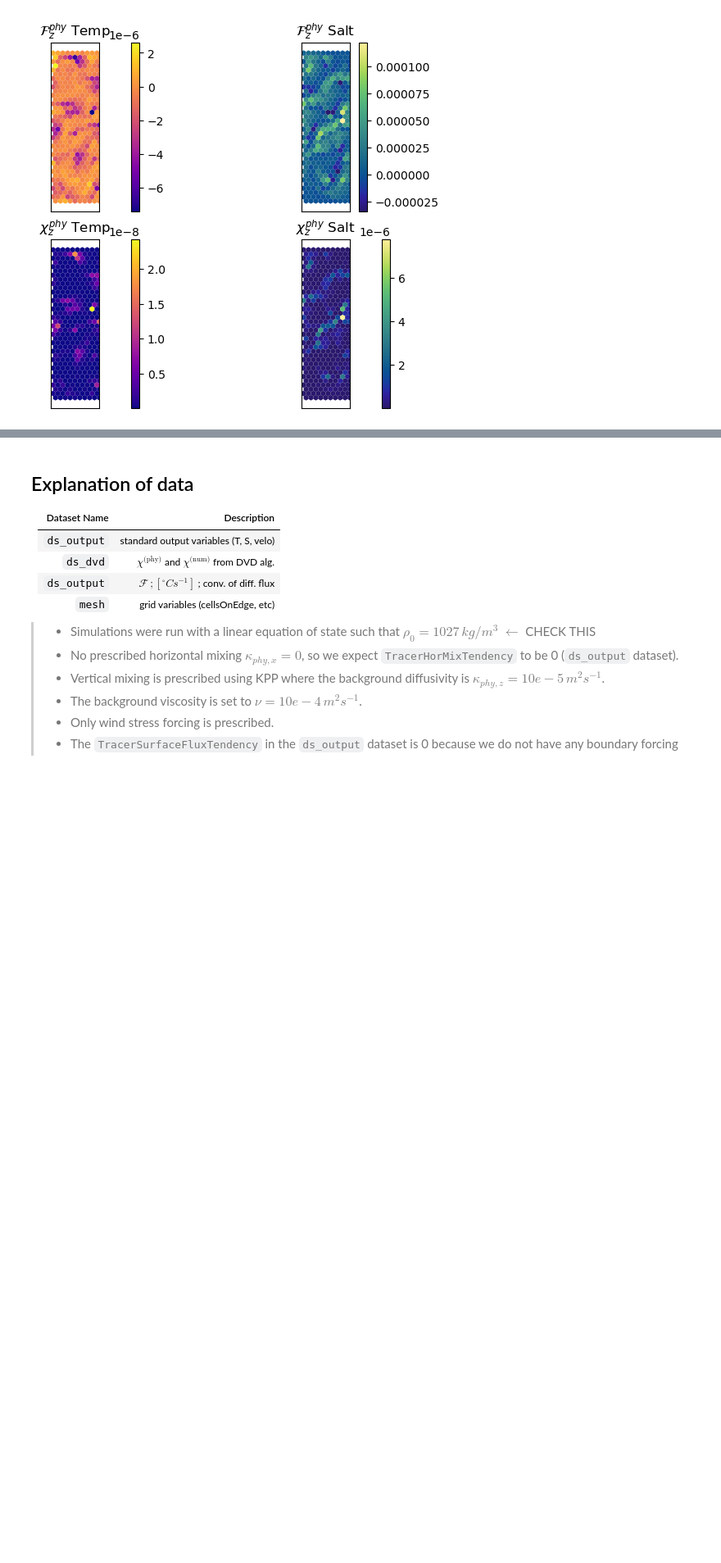
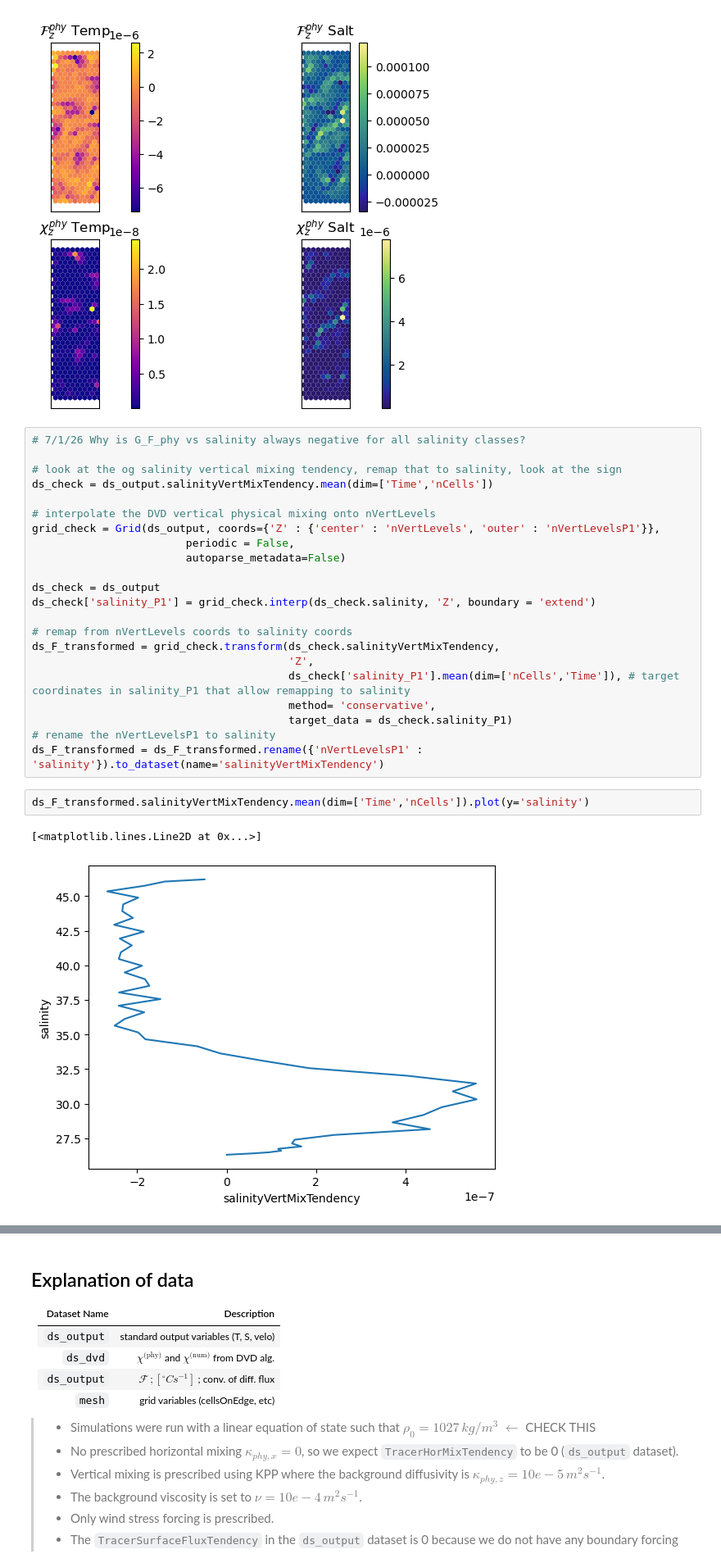
Before and after one commit to kailauyeda/WMT_DVD, a Jupyter notebook: bichan/analysis/preliminary_analysis.ipynb, the cells around one changed output, grey strips where cells are left out. Shown at 82% size. Drawn from its saved outputs; the diff is of its cells as text; blank space fills up the shorter version.

Commit message:
Check if F is negative at any point
It is. Maybe G_F_phy has incorrect target coordinates?

```diff
--- a/bichan/analysis/preliminary_analysis.ipynb
+++ b/bichan/analysis/preliminary_analysis.ipynb
@@ -141,3 +141,30 @@ fig.colorbar(d, ax = ax[1,1])
 # %% [output]
 <matplotlib.colorbar.Colorbar at 0x...>
 [figure]
+# %%
+# 7/1/26 Why is G_F_phy vs salinity always negative for all salinity classes?
+
+# look at the og salinity vertical mixing tendency, remap that to salinity, look at the sign
+ds_check = ds_output.salinityVertMixTendency.mean(dim=['Time','nCells'])
+
+# interpolate the DVD vertical physical mixing onto nVertLevels
+grid_check = Grid(ds_output, coords={'Z' : {'center' : 'nVertLevels', 'outer' : 'nVertLevelsP1'}},
+                        periodic = False,
+                        autoparse_metadata=False)
+
+ds_check = ds_output
+ds_check['salinity_P1'] = grid_check.interp(ds_check.salinity, 'Z', boundary = 'extend')
+
+# remap from nVertLevels coords to salinity coords
+ds_F_transformed = grid_check.transform(ds_check.salinityVertMixTendency,
+                                        'Z',
+                                        ds_check['salinity_P1'].mean(dim=['nCells','Time']), # target coordinates in salinity_P1 that allow remapping to salinity
+                                        method= 'conservative',
+                                        target_data = ds_check.salinity_P1)
+# rename the nVertLevelsP1 to salinity
+ds_F_transformed = ds_F_transformed.rename({'nVertLevelsP1' : 'salinity'}).to_dataset(name='salinityVertMixTendency')
+# %%
+ds_F_transformed.salinityVertMixTendency.mean(dim=['Time','nCells']).plot(y='salinity')
+# %% [output]
+[<matplotlib.lines.Line2D at 0x...>]
+[figure, added]
```
Also changed, not shown: parts of 4 cells of this notebook.
